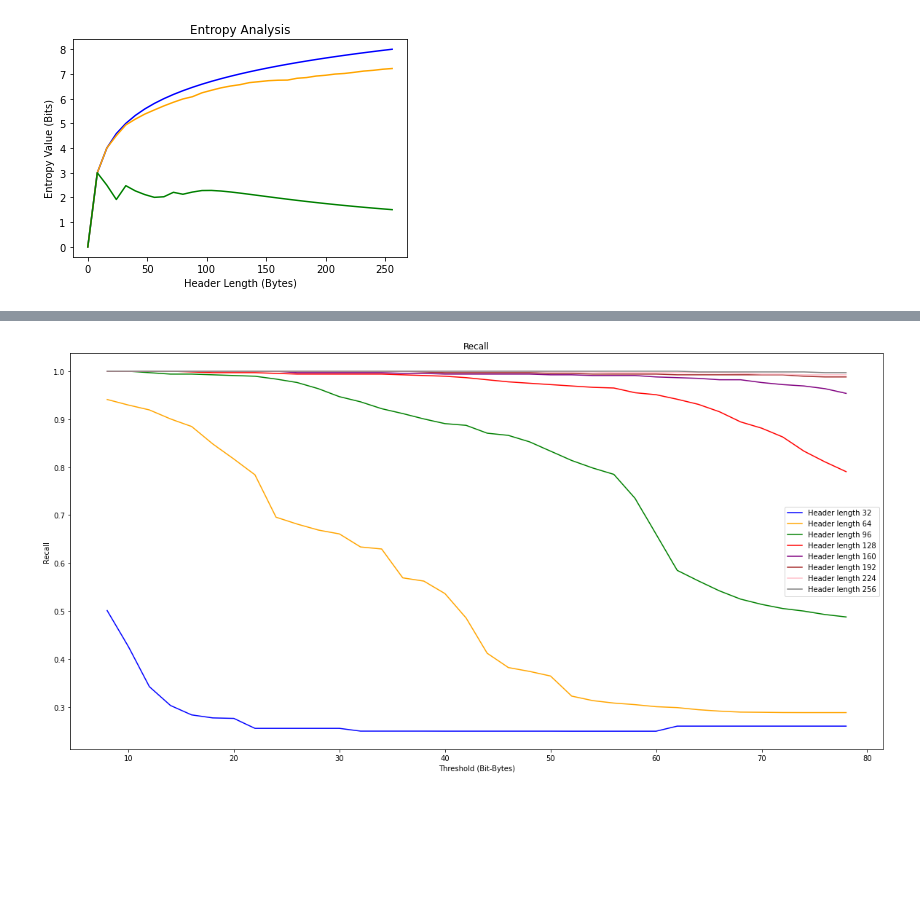
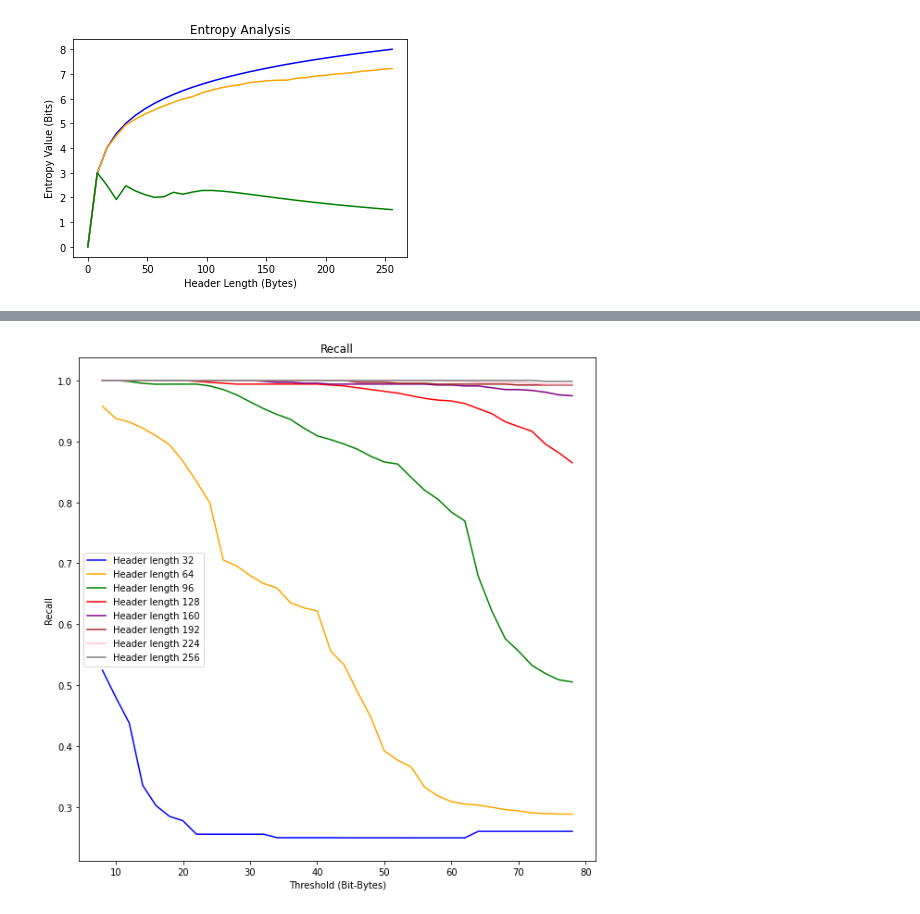
Before and after one commit to gomitolof/DAA-for-Ransomware-detection, a Jupyter notebook: RansomwareProjectScript.ipynb, the cells around one changed output, grey strips where cells are left out. Saved outputs shown, nothing was run; the diff lists cells and outputs as text; code cells hidden in the pictures; blank space fills up the shorter version.

```diff
--- a/RansomwareProjectScript.ipynb
+++ b/RansomwareProjectScript.ipynb
@@ -416,35 +416,35 @@ plt.show()
 # %%
 # Recall = TP/TP+FN
 
 # Get for each threshold and header length the recall
 hl_thresh= np.zeros([int(static_offset/8+1),len(thresholds)])
 for i in range(int(static_offset/8+1)):
     for j in range(len(thresholds)):
         sumTP=0
         sumFN=0
         for k in range(len(paths)):
             sumTP=sumTP+TP_des[j][k][i]
             sumFN=sumFN+FN_des[j][k][i]
         if ((sumTP+sumFN))>0:
             hl_thresh[i][j] = sumTP/(sumTP+sumFN)
 
 # Plot of the recall obtained using different threshold and different header lengths
-plt.figure(figsize=(20,10))
+plt.figure(figsize=(10,10))
 plt.title("Recall")
 plt.xlabel("Threshold (Bit-Bytes)")
 plt.ylabel("Recall")
 plt.plot(thresholds, hl_thresh[4], color="blue", label="Header length 32")
 plt.plot(thresholds, hl_thresh[8], color="orange", label="Header length 64")
 plt.plot(thresholds, hl_thresh[12], color="green", label="Header length 96")
 plt.plot(thresholds, hl_thresh[16], color="red", label="Header length 128")
 plt.plot(thresholds, hl_thresh[20], color="purple", label="Header length 160")
 plt.plot(thresholds, hl_thresh[24], color="brown", label="Header length 192")
 plt.plot(thresholds, hl_thresh[28], color="pink", label="Header length 224")
 plt.plot(thresholds, hl_thresh[32], color="grey", label="Header length 256")
 plt.legend()
 plt.show()
 # %% [output]
-[figure, old version]
+[figure, new version]
 # %%
 # F1 score = 2*(Recall * Precision) / (Recall + Precision)
 
```
Also changed, not shown: parts of 8 cells of this notebook, 9 other files.
